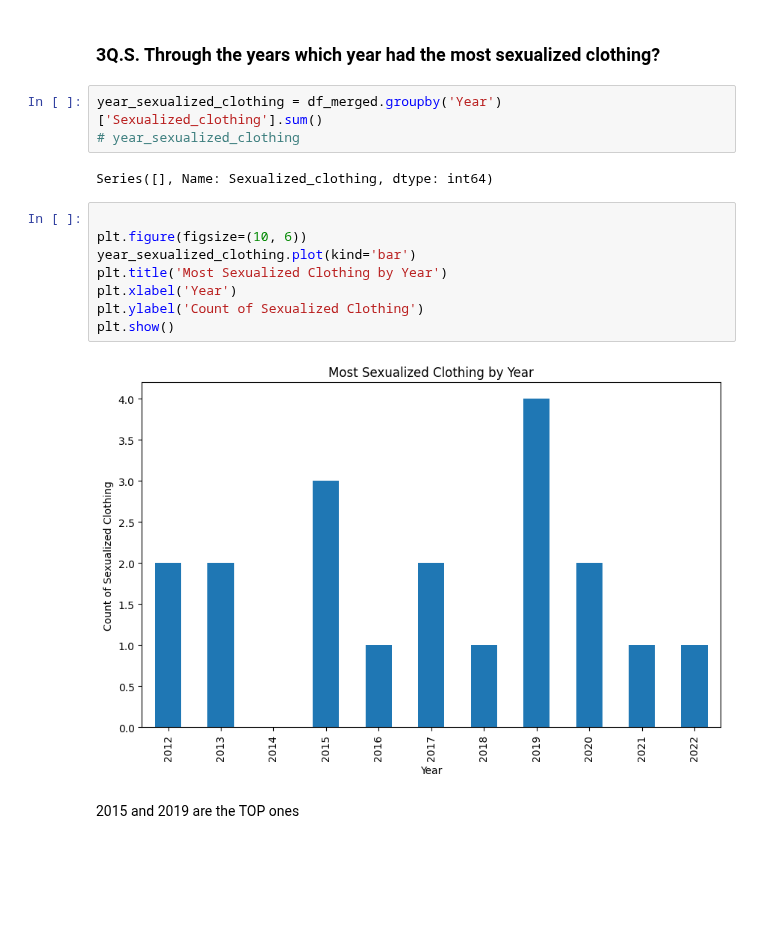
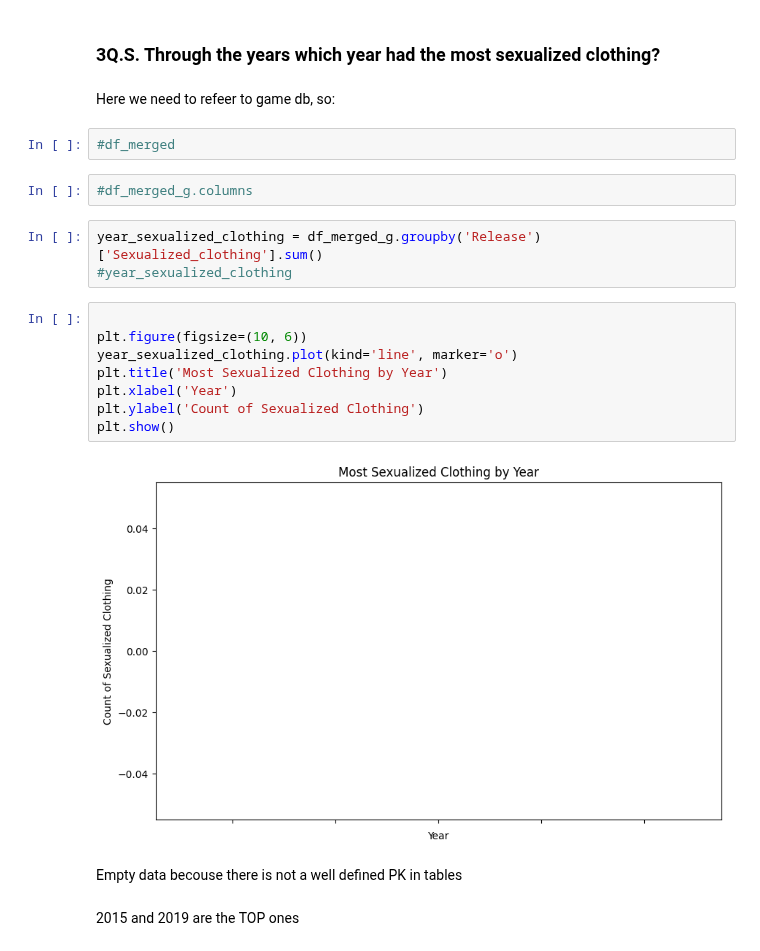
Before and after one commit to hayleyyryan/CFG_Degree_Project_Group_4, a Jupyter notebook: Jupyter_notebook/sexualized_data_exploration.ipynb, the cells around one changed output. Cells and saved outputs as stored; diff of their text form; blank space fills up the shorter version.

```diff
--- a/Jupyter_notebook/sexualized_data_exploration.ipynb
+++ b/Jupyter_notebook/sexualized_data_exploration.ipynb
@@ -257,21 +209,27 @@ plt.show()
 [figure]
 # %% [markdown]
 ### 3Q.S. Through the years which year had the most sexualized clothing?
+# %% [markdown]
+Here we need to refeer to game db, so:
+# %%
+#df_merged
+# %%
+#df_merged_g.columns
 # %%
-year_sexualized_clothing = df_merged.groupby('Year')['Sexualized_clothing'].sum()
-# year_sexualized_clothing
+year_sexualized_clothing = df_merged_g.groupby('Release')['Sexualized_clothing'].sum()
+#year_sexualized_clothing
-# %% [output]
-Series([], Name: Sexualized_clothing, dtype: int64)
 # %%
 
 plt.figure(figsize=(10, 6))
-year_sexualized_clothing.plot(kind='bar')
+year_sexualized_clothing.plot(kind='line', marker='o')
 plt.title('Most Sexualized Clothing by Year')
 plt.xlabel('Year')
 plt.ylabel('Count of Sexualized Clothing')
 plt.show()
 # %% [output]
-[figure, old version]
+[figure, new version]
+# %% [markdown]
+Empty data becouse there is not a well defined PK in tables
 # %% [markdown]
 2015 and 2019 are the TOP ones
 # %% [markdown]
```
Also changed, not shown: parts of 34 cells of this notebook.
